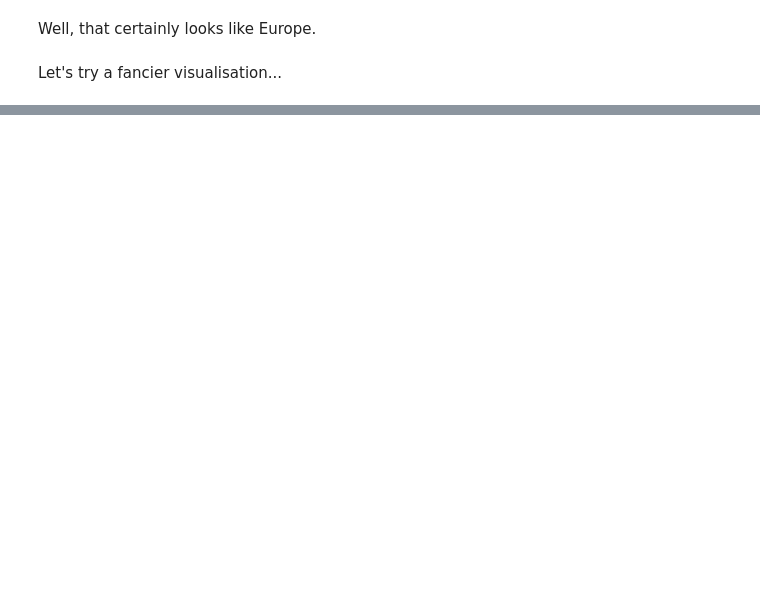
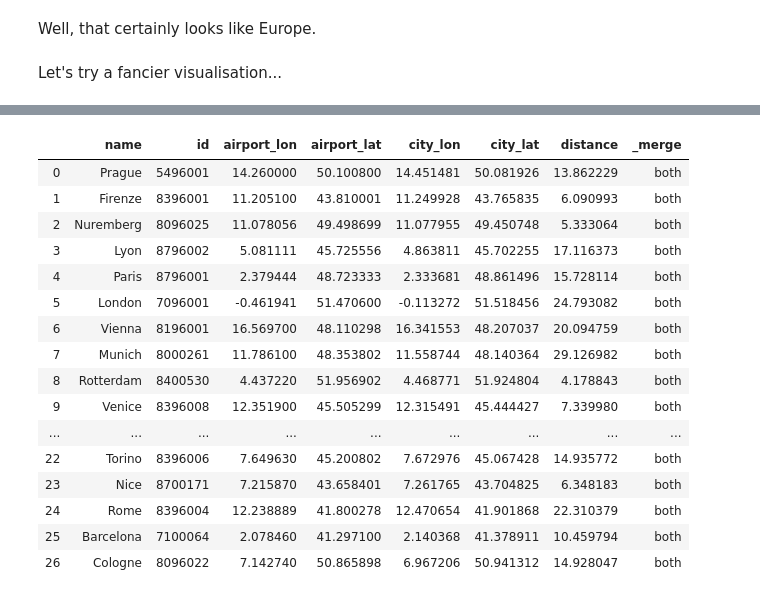
Before and after one commit to keelanfh/hsr-feasibility, a Jupyter notebook: HSR in Europe.ipynb, the cells around one changed output, grey strips where cells are left out. Drawn from its saved outputs; the diff is of its cells as text; code cells hidden in the pictures; blank space fills up the shorter version.

```diff
--- a/HSR in Europe.ipynb
+++ b/HSR in Europe.ipynb
@@ -718,0 +1252,23 @@ MAPBOX_ACCESS_TOKEN = "pk.eyJ1Ijoia2VlbGFuZmgiLCJhIjoiY2sxODgzNjlpMWpnOTNkcGZ6Mn
+# %%
+cities_table = pd.read_sql('cities', con=engine)
+cl_pd = pd.DataFrame(city_li, columns=['name'])
+# %%
+cl_pd.merge(cities_table, how='left', on='name', indicator=True)
+# %% [output]
+|  | name | id | airport_lon | airport_lat | city_lon | city_lat | distance | _merge |
+| 0 | Prague | 5496001 | 14.260000 | 50.100800 | 14.451481 | 50.081926 | 13.862229 | both |
+| 1 | Firenze | 8396001 | 11.205100 | 43.810001 | 11.249928 | 43.765835 | 6.090993 | both |
+| 2 | Nuremberg | 8096025 | 11.078056 | 49.498699 | 11.077955 | 49.450748 | 5.333064 | both |
+| 3 | Lyon | 8796002 | 5.081111 | 45.725556 | 4.863811 | 45.702255 | 17.116373 | both |
+| 4 | Paris | 8796001 | 2.379444 | 48.723333 | 2.333681 | 48.861496 | 15.728114 | both |
+| 5 | London | 7096001 | -0.461941 | 51.470600 | -0.113272 | 51.518456 | 24.793082 | both |
+| 6 | Vienna | 8196001 | 16.569700 | 48.110298 | 16.341553 | 48.207037 | 20.094759 | both |
+| 7 | Munich | 8000261 | 11.786100 | 48.353802 | 11.558744 | 48.140364 | 29.126982 | both |
+| 8 | Rotterdam | 8400530 | 4.437220 | 51.956902 | 4.468771 | 51.924804 | 4.178843 | both |
+| 9 | Venice | 8396008 | 12.351900 | 45.505299 | 12.315491 | 45.444427 | 7.339980 | both |
+| ... | ... | ... | ... | ... | ... | ... | ... | ... |
+| 22 | Torino | 8396006 | 7.649630 | 45.200802 | 7.672976 | 45.067428 | 14.935772 | both |
+| 23 | Nice | 8700171 | 7.215870 | 43.658401 | 7.261765 | 43.704825 | 6.348183 | both |
+| 24 | Rome | 8396004 | 12.238889 | 41.800278 | 12.470654 | 41.901868 | 22.310379 | both |
+| 25 | Barcelona | 7100064 | 2.078460 | 41.297100 | 2.140368 | 41.378911 | 10.459794 | both |
+| 26 | Cologne | 8096022 | 7.142740 | 50.865898 | 6.967206 | 50.941312 | 14.928047 | both |
```
Also changed, not shown: parts of 125 cells of this notebook, 5 other files.
